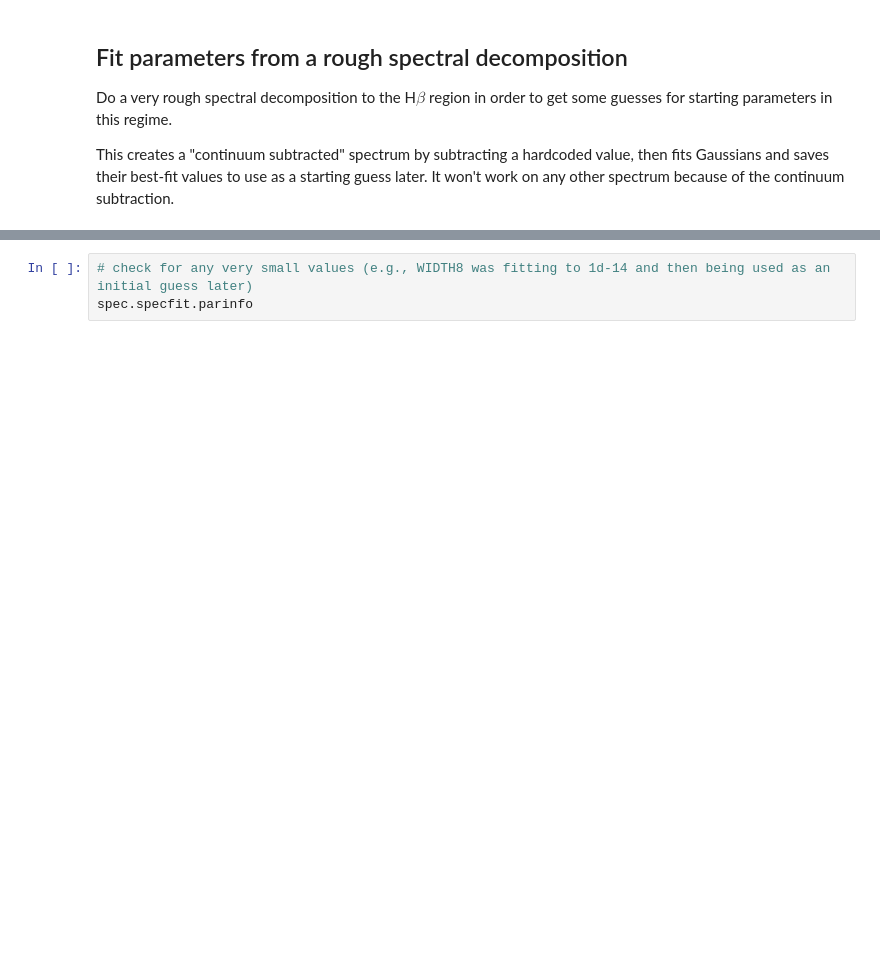
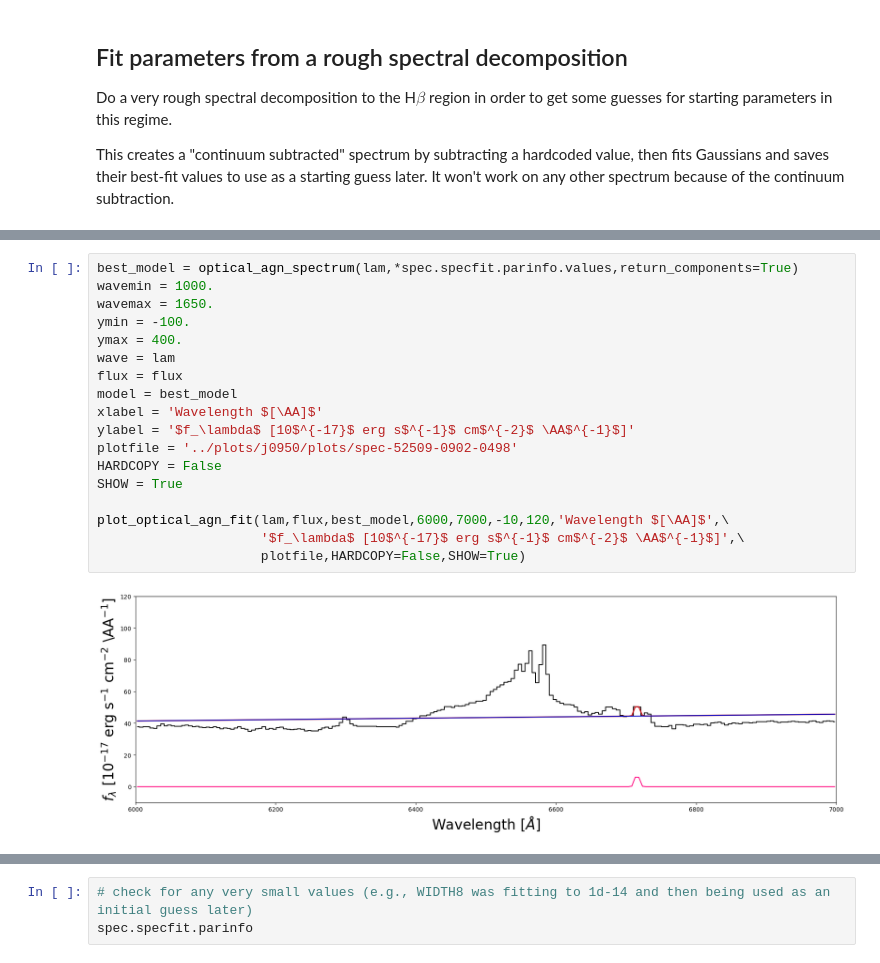
Before and after one commit to seratsaad/ticktock, a Jupyter notebook: Spectral Decomposition - Optical - Halpha.ipynb, the cells around one changed output, grey strips where cells are left out. Cells and saved outputs as stored; diff of their text form; blank space fills up the shorter version.

```diff
--- a/Spectral Decomposition - Optical - Halpha.ipynb
+++ b/Spectral Decomposition - Optical - Halpha.ipynb
@@ -807,3 +561,23 @@ INFO: Left region selection unchanged.  xminpix, xmaxpix: 0,385 [pyspeckit.spect
+# %%
+best_model = optical_agn_spectrum(lam,*spec.specfit.parinfo.values,return_components=True)
+wavemin = 1000.
+wavemax = 1650.
+ymin = -100.
+ymax = 400.
+wave = lam
+flux = flux
+model = best_model
+xlabel = 'Wavelength $[\AA]$'
+ylabel = '$f_\lambda$ [10$^{-17}$ erg s$^{-1}$ cm$^{-2}$ \AA$^{-1}$]'
+plotfile = '../plots/j0950/plots/spec-52509-0902-0498'
+HARDCOPY = False
+SHOW = True
+
+plot_optical_agn_fit(lam,flux,best_model,6000,7000,-10,120,'Wavelength $[\AA]$',\
+                     '$f_\lambda$ [10$^{-17}$ erg s$^{-1}$ cm$^{-2}$ \AA$^{-1}$]',\
+                     plotfile,HARDCOPY=False,SHOW=True)
+# %% [output]
+[figure, added]
 # %%
 import matplotlib as mpl
 mpl.rcParams.update(mpl.rcParamsDefault)
```
Also changed, not shown: parts of 26 cells of this notebook.
